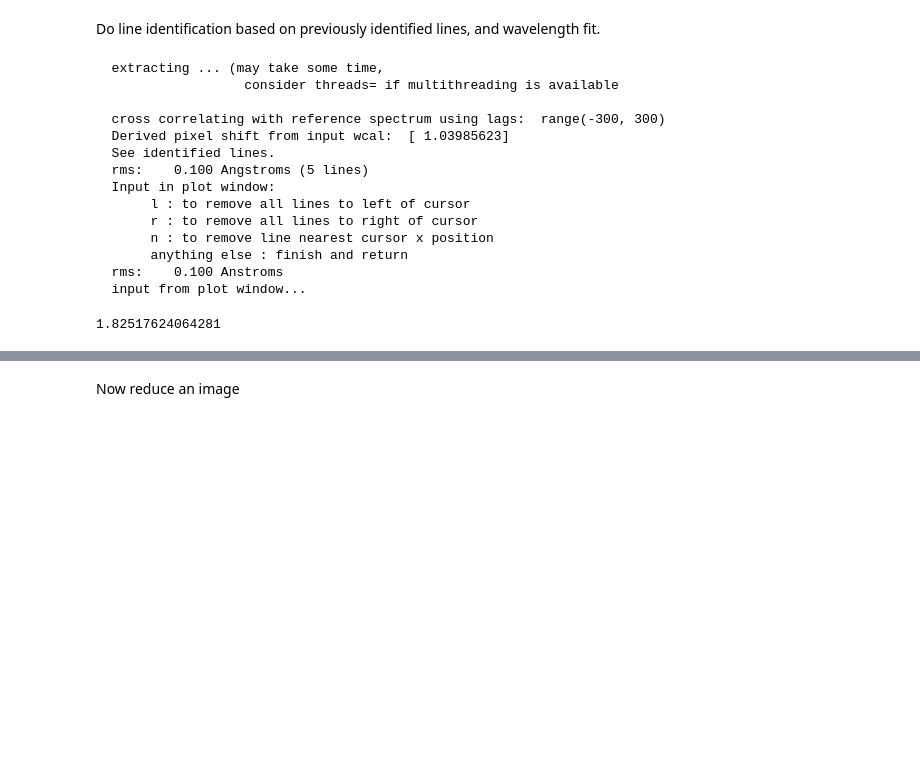
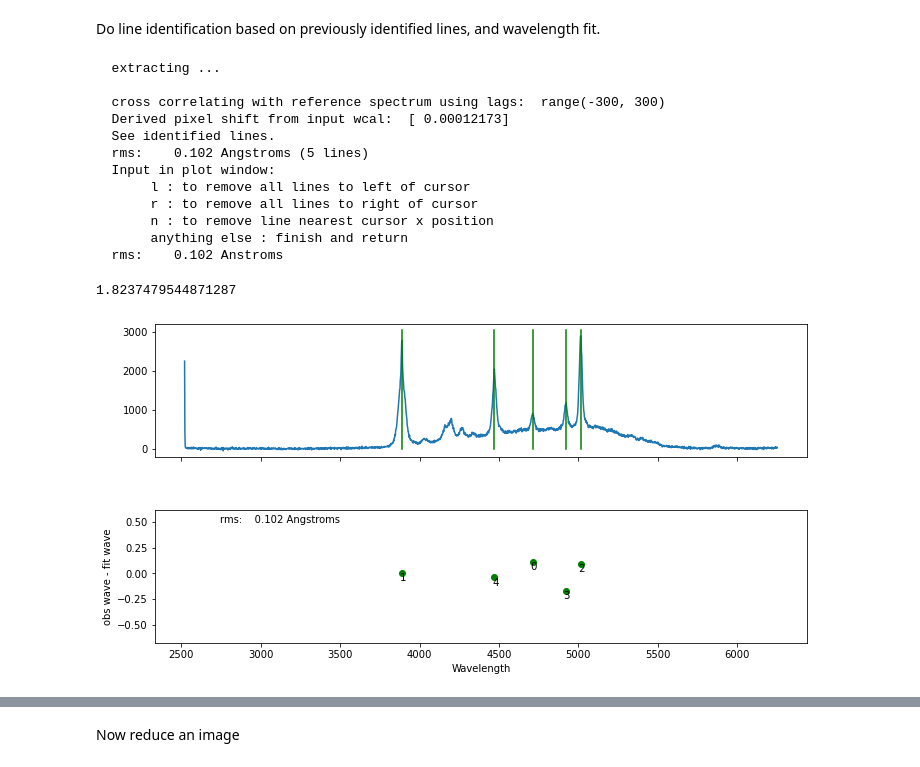
Before and after one commit to holtzmanjon/pyvista, a Jupyter notebook: doc/notebooks/DIS.ipynb, the cells around one changed output, grey strips where cells are left out. Cells and saved outputs as stored; diff of their text form; code cells hidden in the pictures; blank space fills up the shorter version.

```diff
--- a/doc/notebooks/DIS.ipynb
+++ b/doc/notebooks/DIS.ipynb
@@ -23,3 +21,17 @@ t=tv.TV()
+# %%
+#Use these lines if you are running the notebook yourself. Matplotlib
+# window will open outside the notebook, which is the desired behavior so
+# you can have a single display tool, which you should leave open. Other
+# plot windows will also appear outside the notebook, which you can close
+# as desired
+#%matplotlib qt
+#t=tv.TV()
+#plotinter=True
+
+# following lines only for fully non-interactive demo of notebook
+%matplotlib inline
+plotinter=False    # normally want this to be True!
+t=None
 # %% [markdown]
 The basic tool for basic image reduction is a Reducer object, defined in the imred module. Instantiate a reducer here. The main argument is an instrument name, which tells it to read a YAML configuration file for the specified instrument. We also give it an optional dir= argument to specify the default directory from which to read images, if a directory is not specified in subsequent commands that read images.
 # %%
@@ -160,7 +178,7 @@ Read and display a star spectral image.
 # %% [markdown]
 <h4> Tracing and extraction
 # %%
-btrace=spectra.Trace(inst='DIS',channel=0,transpose=False)
-rtrace=spectra.Trace(inst='DIS',channel=1,transpose=False)
+btrace=spectra.Trace('DIS/DIS_blue_trace.fits')
+rtrace=spectra.Trace('DIS/DIS_red_trace.fits')
 vars(btrace)
 # %% [output]
@@ -221,24 +240,23 @@ rwav=spectra.WaveCal(file='DIS/DIS_red_waves.fits')
 Do line identification based on previously identified lines, and wavelength fit.
 # %%
 arcec=btrace.extract(arcs[0])
-bwav.identify(arcec,plot=True,thresh=50)
+bwav.identify(arcec,plot=True,plotinter=plotinter,thresh=50)
 bwav.dispersion()
 # %% [output]
-  extracting ... (may take some time,
-                   consider threads= if multithreading is available
+  extracting ...
 
   cross correlating with reference spectrum using lags:  range(-300, 300)
-  Derived pixel shift from input wcal:  [ 1.03985623]
+  Derived pixel shift from input wcal:  [ 0.00012173]
   See identified lines.
-  rms:    0.100 Angstroms (5 lines)
+  rms:    0.102 Angstroms (5 lines)
   Input in plot window:
        l : to remove all lines to left of cursor
        r : to remove all lines to right of cursor
        n : to remove line nearest cursor x position
        anything else : finish and return
-  rms:    0.100 Anstroms
-  input from plot window...
+  rms:    0.102 Anstroms
-1.82517624064281
+1.8237479544871287
+[figure, added]
 # %%
 arcec=rtrace.extract(arcs[1])
 rwav=spectra.WaveCal('DIS/DIS_red_waves.fits')
```
Also changed, not shown: parts of 21 cells of this notebook, 8 other files.
